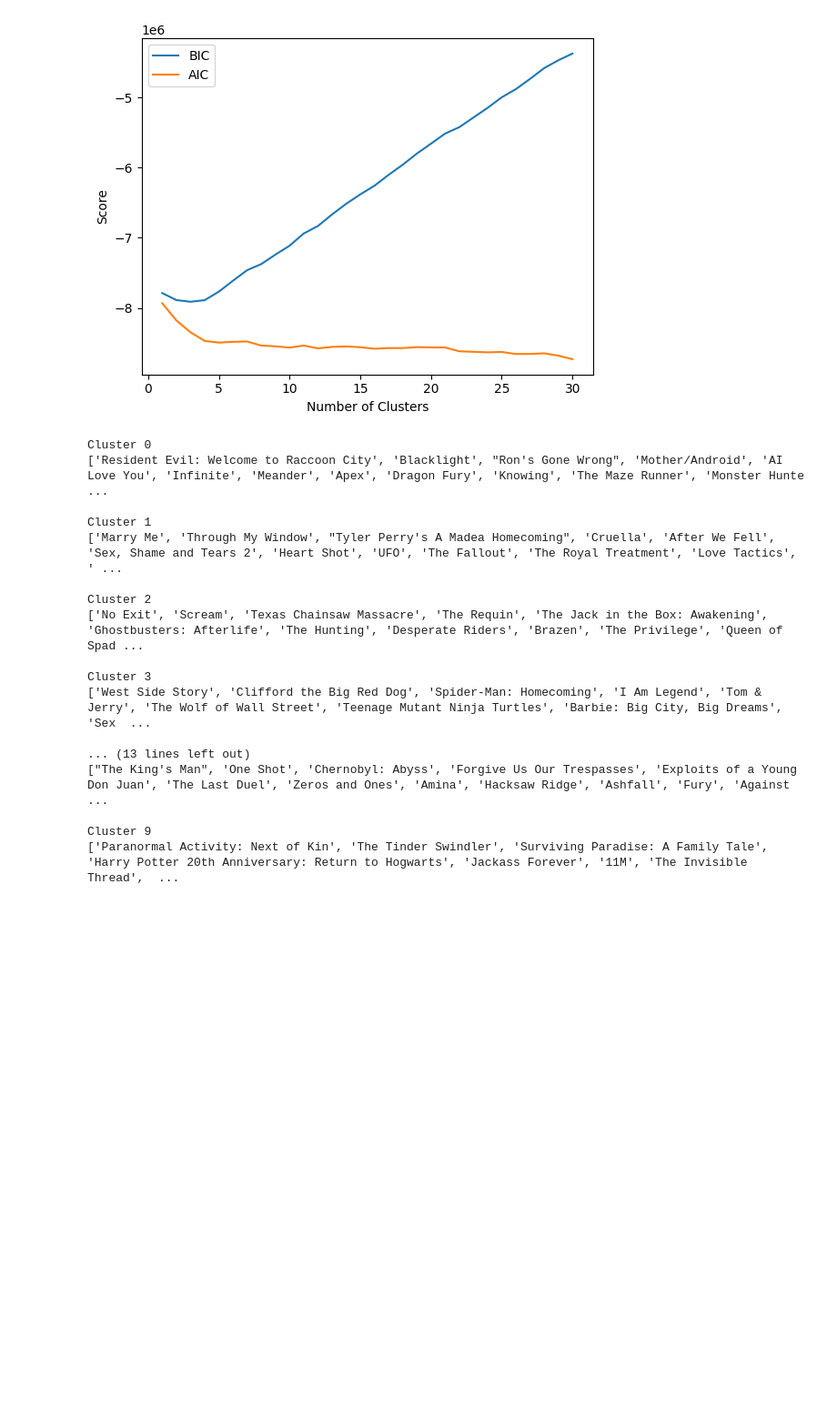
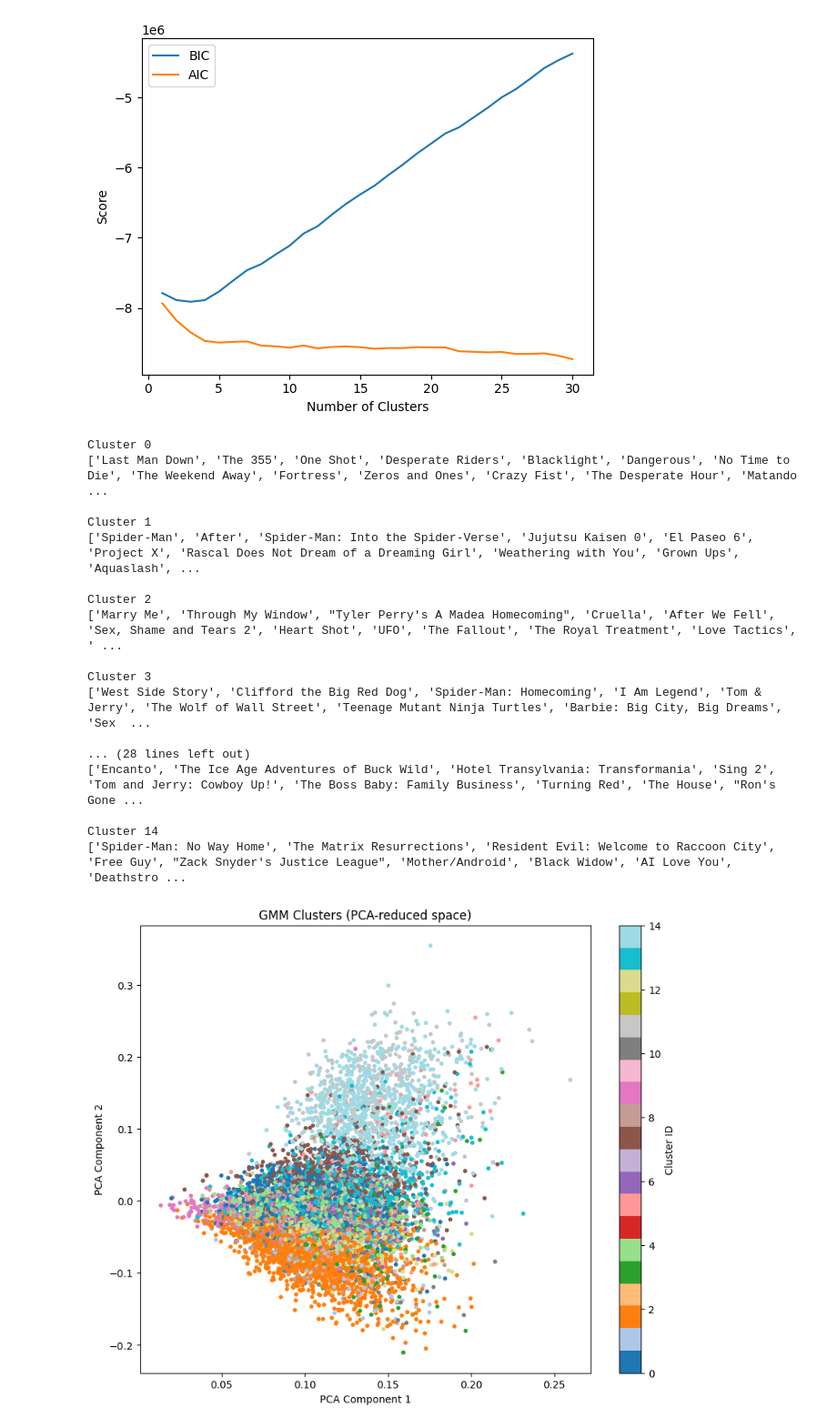
Before and after one commit to Y-awad/Movie-recommendation-system, a Jupyter notebook: moviesystem.ipynb, the cells around one changed output. Shown at 91% size. Drawn from its saved outputs; the diff is of its cells as text; code cells hidden in the pictures; blank space fills up the shorter version.

```diff
--- a/moviesystem.ipynb
+++ b/moviesystem.ipynb
@@ -95,6 +95,8 @@ df[["Title", "movie_profile"]].head()
 | 2 | No Exit | stranded rest stop mountain blizz... |
 | 3 | Encanto | tale extraordinary family madriga... |
 | 4 | The King's Man | collection history worst tyrant c... |
+# %%
+df = df.reset_index(drop=True)
 # %% [markdown]
 # TF-IDF
 # %%
@@ -179,7 +181,7 @@ plt.show()
 # %% [output]
 [figure]
 # %%
-optimal_k = 10
+optimal_k = 15
 
 gmm = GaussianMixture(
     n_components=optimal_k,
@@ -197,19 +199,38 @@ for cluster_id in range(optimal_k):
     print(sample_titles.tolist())
 # %% [output]
 Cluster 0
-['Resident Evil: Welcome to Raccoon City', 'Blacklight', "Ron's Gone Wrong", 'Mother/Android', 'AI Love You', 'Infinite', 'Meander', 'Apex', 'Dragon Fury', 'Knowing', 'The Maze Runner', 'Monster Hunte ...
+['Last Man Down', 'The 355', 'One Shot', 'Desperate Riders', 'Blacklight', 'Dangerous', 'No Time to Die', 'The Weekend Away', 'Fortress', 'Zeros and Ones', 'Crazy Fist', 'The Desperate Hour', 'Matando ...
 
 Cluster 1
-['Marry Me', 'Through My Window', "Tyler Perry's A Madea Homecoming", 'Cruella', 'After We Fell', 'Sex, Shame and Tears 2', 'Heart Shot', 'UFO', 'The Fallout', 'The Royal Treatment', 'Love Tactics', ' ...
+['Spider-Man', 'After', 'Spider-Man: Into the Spider-Verse', 'Jujutsu Kaisen 0', 'El Paseo 6', 'Project X', 'Rascal Does Not Dream of a Dreaming Girl', 'Weathering with You', 'Grown Ups', 'Aquaslash', ...
 
 Cluster 2
-['No Exit', 'Scream', 'Texas Chainsaw Massacre', 'The Requin', 'The Jack in the Box: Awakening', 'Ghostbusters: Afterlife', 'The Hunting', 'Desperate Riders', 'Brazen', 'The Privilege', 'Queen of Spad ...
+['Marry Me', 'Through My Window', "Tyler Perry's A Madea Homecoming", 'Cruella', 'After We Fell', 'Sex, Shame and Tears 2', 'Heart Shot', 'UFO', 'The Fallout', 'The Royal Treatment', 'Love Tactics', ' ...
 
 Cluster 3
 ['West Side Story', 'Clifford the Big Red Dog', 'Spider-Man: Homecoming', 'I Am Legend', 'Tom & Jerry', 'The Wolf of Wall Street', 'Teenage Mutant Ninja Turtles', 'Barbie: Big City, Big Dreams', 'Sex  ...
 
-... (13 lines left out)
-["The King's Man", 'One Shot', 'Chernobyl: Abyss', 'Forgive Us Our Trespasses', 'Exploits of a Young Don Juan', 'The Last Duel', 'Zeros and Ones', 'Amina', 'Hacksaw Ridge', 'Ashfall', 'Fury', 'Against ...
+... (28 lines left out)
+['Encanto', 'The Ice Age Adventures of Buck Wild', 'Hotel Transylvania: Transformania', 'Sing 2', 'Tom and Jerry: Cowboy Up!', 'The Boss Baby: Family Business', 'Turning Red', 'The House', "Ron's Gone ...
 
-Cluster 9
-['Paranormal Activity: Next of Kin', 'The Tinder Swindler', 'Surviving Paradise: A Family Tale', 'Harry Potter 20th Anniversary: Return to Hogwarts', 'Jackass Forever', '11M', 'The Invisible Thread',  ...
+Cluster 14
+['Spider-Man: No Way Home', 'The Matrix Resurrections', 'Resident Evil: Welcome to Raccoon City', 'Free Guy', "Zack Snyder's Justice League", 'Mother/Android', 'Black Widow', 'AI Love You', 'Deathstro ...
+# %%
+import matplotlib.pyplot as plt
+
+plt.figure(figsize=(10, 8))
+plt.scatter(
+    pca_features[:, 0],
+    pca_features[:, 1],
+    c=df["gmm_cluster"],
+    cmap="tab20",
+    s=10
+)
+
+plt.xlabel("PCA Component 1")
+plt.ylabel("PCA Component 2")
+plt.title("GMM Clusters (PCA-reduced space)")
+plt.colorbar(label="Cluster ID")
+plt.show()
+# %% [output]
+[figure, added]
```
Also changed, not shown: parts of 14 cells of this notebook.
